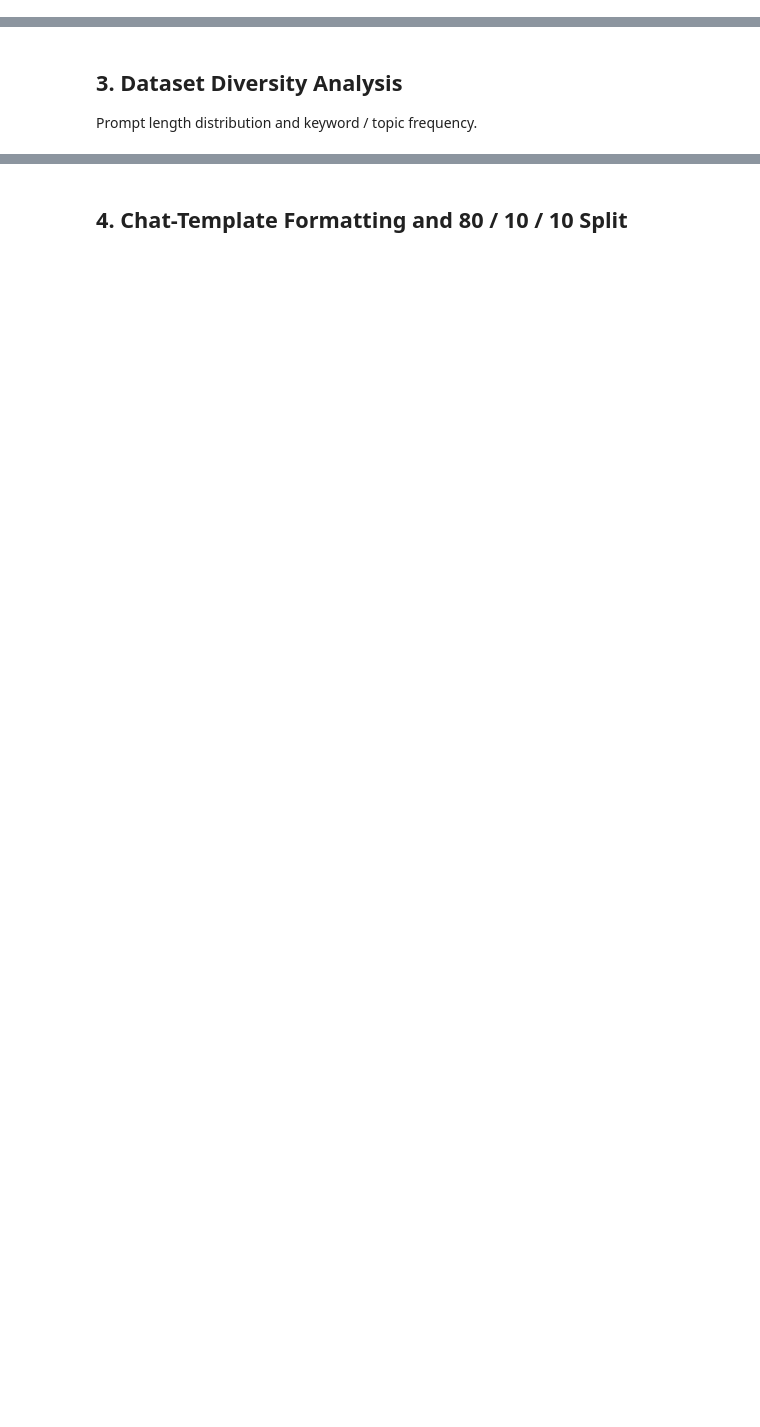
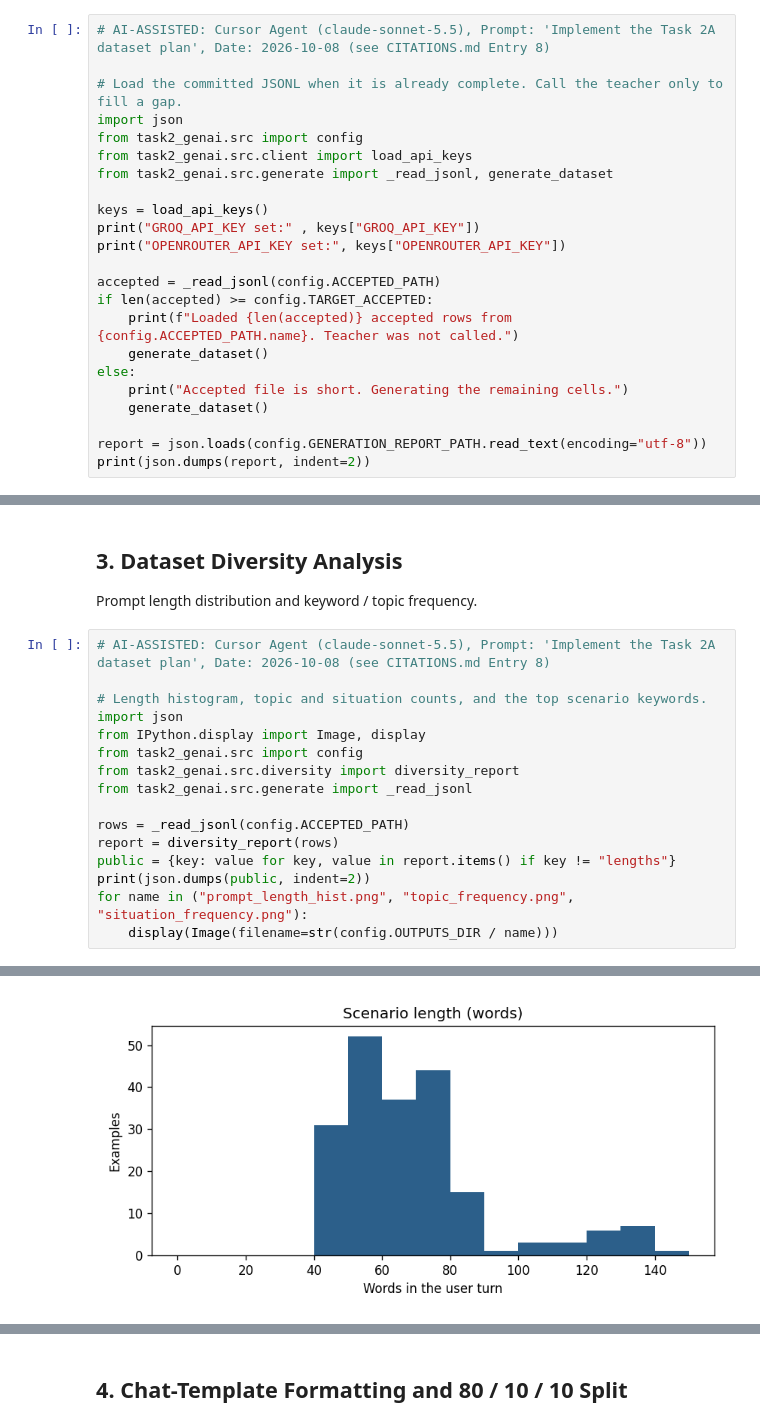
Before and after one commit to GimsaraK/CDAZZDEV-MLE-Gimsara_Elgiriyage, a Jupyter notebook: task2_genai/task2_finetuning.ipynb, the cells around one changed output, grey strips where cells are left out. Saved outputs shown, nothing was run; the diff lists cells and outputs as text; blank space fills up the shorter version.

Commit message:
Add Task 2 compliance dataset, QLoRA fine-tuning, and base vs fine-tuned evaluation pipeline

```diff
--- a/task2_genai/task2_finetuning.ipynb
+++ b/task2_genai/task2_finetuning.ipynb
@@ -18,0 +98,23 @@ Input, expected output, and what counts as a correct versus incorrect response.
+# %%
+# AI-ASSISTED: Cursor Agent (claude-sonnet-5.5), Prompt: 'Implement the Task 2A dataset plan', Date: 2026-10-08 (see CITATIONS.md Entry 8)
+
+# Load the committed JSONL when it is already complete. Call the teacher only to fill a gap.
+import json
+from task2_genai.src import config
+from task2_genai.src.client import load_api_keys
+from task2_genai.src.generate import _read_jsonl, generate_dataset
+
+keys = load_api_keys()
+print("GROQ_API_KEY set:" , keys["GROQ_API_KEY"])
+print("OPENROUTER_API_KEY set:", keys["OPENROUTER_API_KEY"])
+
+accepted = _read_jsonl(config.ACCEPTED_PATH)
+if len(accepted) >= config.TARGET_ACCEPTED:
+    print(f"Loaded {len(accepted)} accepted rows from {config.ACCEPTED_PATH.name}. Teacher was not called.")
+    generate_dataset()
+else:
+    print("Accepted file is short. Generating the remaining cells.")
+    generate_dataset()
+
+report = json.loads(config.GENERATION_REPORT_PATH.read_text(encoding="utf-8"))
+print(json.dumps(report, indent=2))
@@ -20,3 +142,20 @@ Input, expected output, and what counts as a correct versus incorrect response.
 ## 3. Dataset Diversity Analysis
 
 Prompt length distribution and keyword / topic frequency.
+# %%
+# AI-ASSISTED: Cursor Agent (claude-sonnet-5.5), Prompt: 'Implement the Task 2A dataset plan', Date: 2026-10-08 (see CITATIONS.md Entry 8)
+
+# Length histogram, topic and situation counts, and the top scenario keywords.
+import json
+from IPython.display import Image, display
+from task2_genai.src import config
+from task2_genai.src.diversity import diversity_report
+from task2_genai.src.generate import _read_jsonl
+
+rows = _read_jsonl(config.ACCEPTED_PATH)
+report = diversity_report(rows)
+public = {key: value for key, value in report.items() if key != "lengths"}
+print(json.dumps(public, indent=2))
+for name in ("prompt_length_hist.png", "topic_frequency.png", "situation_frequency.png"):
+    display(Image(filename=str(config.OUTPUTS_DIR / name)))
+# %% [output]
@@ -22,0 +179 @@ Prompt length distribution and keyword / topic frequency.
+[figure, added]
```
Also changed, not shown: parts of 39 cells of this notebook, 42 other files.
